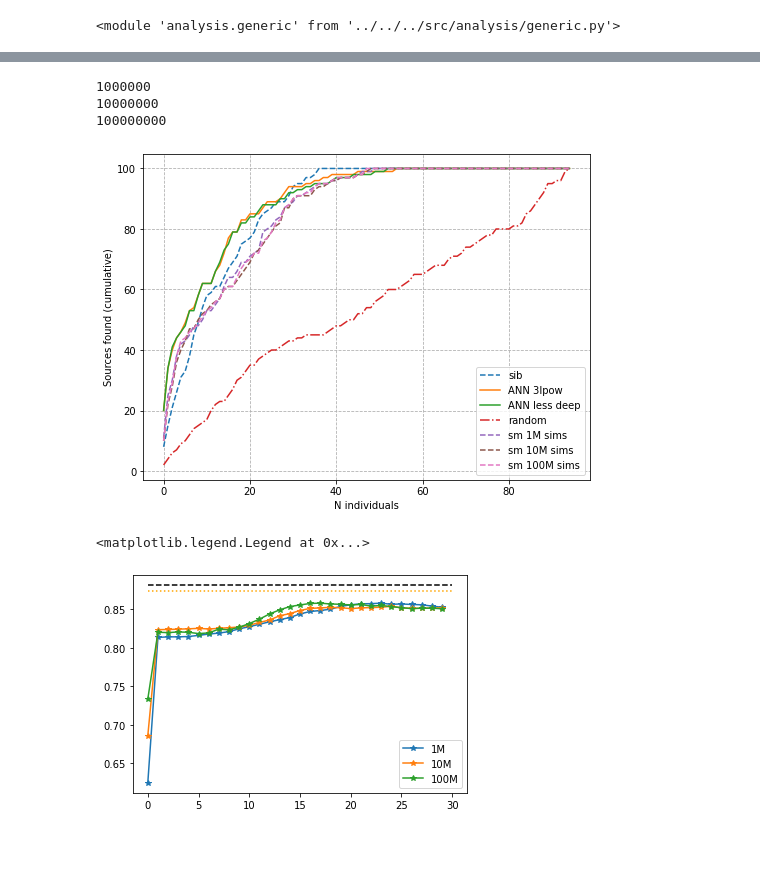
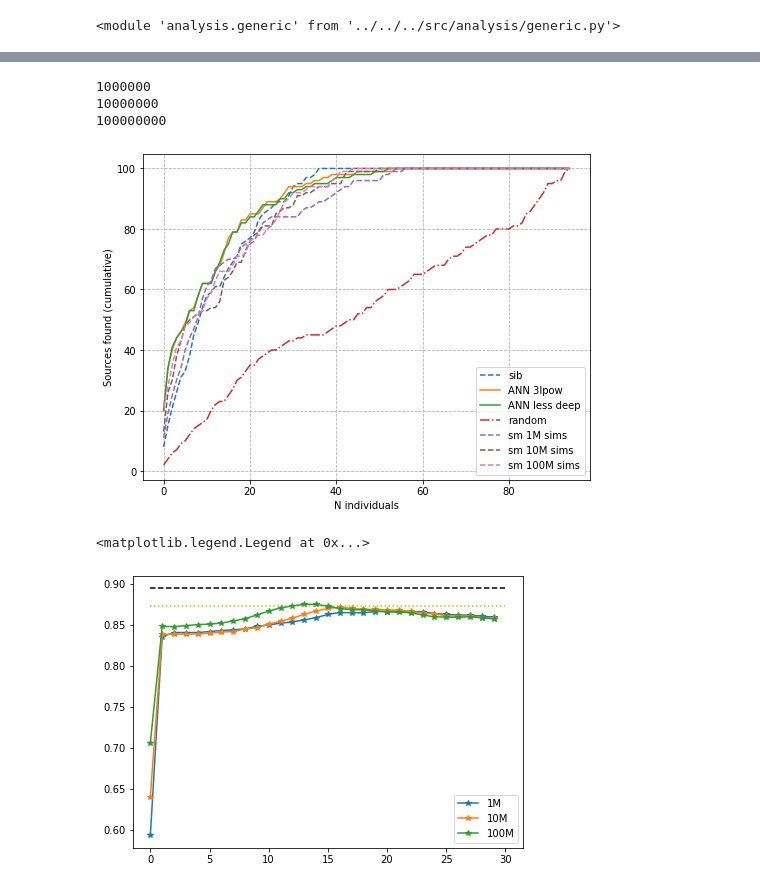
Before and after one commit to ocadni/annfore-results, a Jupyter notebook: results/patient_zero/work/Read_results.ipynb, the cells around one changed output, grey strips where cells are left out. Cells and saved outputs as stored; diff of their text form; code cells hidden in the pictures; blank space fills up the shorter version.

Commit message:
Update softmargin results and notebook for work

```diff
--- a/results/patient_zero/work/Read_results.ipynb
+++ b/results/patient_zero/work/Read_results.ipynb
@@ -147,7 +142,0 @@ KeyError: 'ann_old'
-# %%
-margs_all["ann_old"] = load_many_inst(read_results.read_margs_default,
-                                        #"sib/{type_graph}_nsrc1/",
-                                        folder+"ann",
-                                        #f"sib/{type_graph}/",
-                                        INSTANCES, h=height, prefix=name_file, algo="ann",
-                                        range_confs=confs_load, outprint=False, pedge_float=False)
@@ -206,6 +202,6 @@ for s, inst in INSTANCES.items():
     for nsim in nsims_softm:
         #print(s, nsim)
         nsim = int(nsim)
-        softm_data[s][nsim]=load_softm_res(inst, "data/sm_redo/", nsim,nc=num_conf, verbose=False)
+        softm_data[s][nsim]=load_softm_res(inst, "data/sm", nsim,nc=num_conf, verbose=False)
         x = softm_data[s][nsim][1]
         probs_softm[s][nsim] = [x[v] for v in sorted(x.keys())]
@@ -376,13 +368,18 @@ d=analy.make_histo_cumsum(pzero_pos_scaled["random"],)
 #plt.plot(*d, "-.", label=f"random -- auc: {auc(*d):.3f}")
 
 
-softm_pars_idx = 16
+softm_pars_idx = 14
 softm_alpha = tuple(softm_data.values())[0][int(1e6)][0][softm_pars_idx]
+getcolor=plt.get_cmap("Greens")
+colors=getcolor(np.linspace(0.4,0.8,len(nsims_softm)))
+c=0
 for k in nsims_softm:
     print(k)
     d=analy.make_histo_cumsum(pzero_pos_softm[k][..., softm_pars_idx],)
-    plt.plot(*d,"--", label="sm $a = {}$ - {} sims -- auc {:.3f}".format(softm_alpha,pretty_print_n(k),
-                                                                       auc(*d)))
+    plt.plot(*d,"--", label="sm $a = {:.2f}$ - {} sims -- auc {:4.3f}".format(softm_alpha,pretty_print_n(k),
+                                                                       auc(*d)),
+            color=colors[c] )#getcolor(np.clip(c/len(nsims_softm), 0.4, 1)))
+    c+=1
 
 plt.legend(loc="lower right")
 plt.ylabel("Fraction of sources found (avg)", fontsize="large")
@@ -478,7 +498,7 @@ plt.plot(x_data,pzero_accu["ann_less_deep"], label="ANN less deep")
 #plt.plot(x_data,pzero_accu["ann_old_redo"], label="ann_old redo")
 
 plt.plot(x_data,pzero_accu["random"],"-.", label="random")
-softm_pars_idx = 25
+softm_pars_idx = 14
 softm_alpha = softm_alphas_all[softm_pars_idx]
 for k in ranks_softm:
     print(k)
@@ -493,17 +513,19 @@ plt.grid(linestyle="--")
 1000000
 10000000
 100000000
-[figure, old version]
+[figure, new version]
 # %%
+plt.figure(figsize=(7,5))
+
 for k in softm_pzero_auc:
     plt.plot(softm_pzero_auc[k].reshape(-1,len(softm_alphas_all)).mean(0).flatten(), "*-", label=pretty_print_n(k))
 plt.hlines(pzero_auc["sib"].mean(), 0, 30, colors="orange", linestyles="dotted")
 
 plt.hlines(pzero_auc["ann_3lpow1"].mean(), 0, 30, colors="black", linestyles="dashed")
 plt.legend()
 # %% [output]
 <matplotlib.legend.Legend at 0x...>
-[figure, old version]
+[figure, new version]
 # %%
 softm_pzero_auc_onlyI[int(1e6)].shape
 # %% [output]
```
Also changed, not shown: parts of 18 cells of this notebook, 8 other files.
